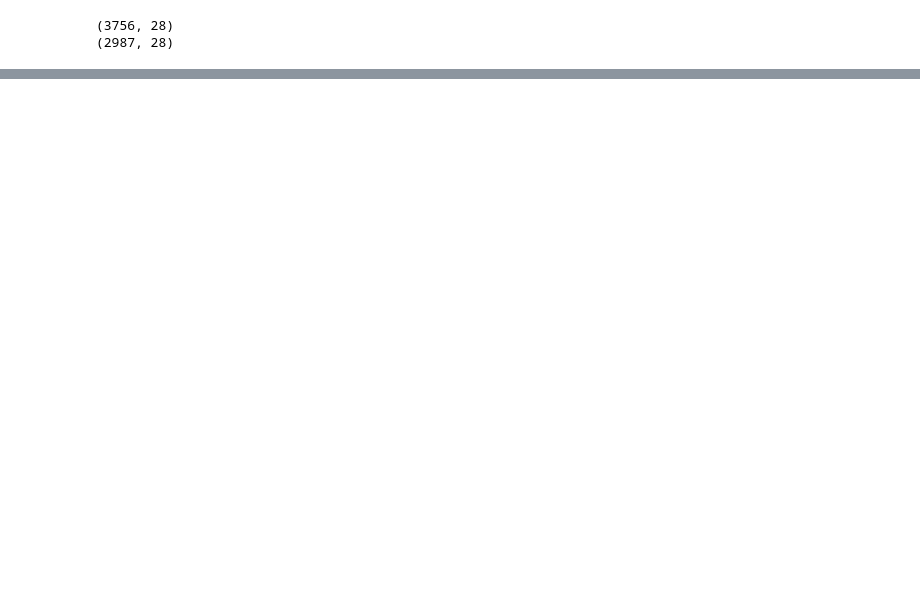
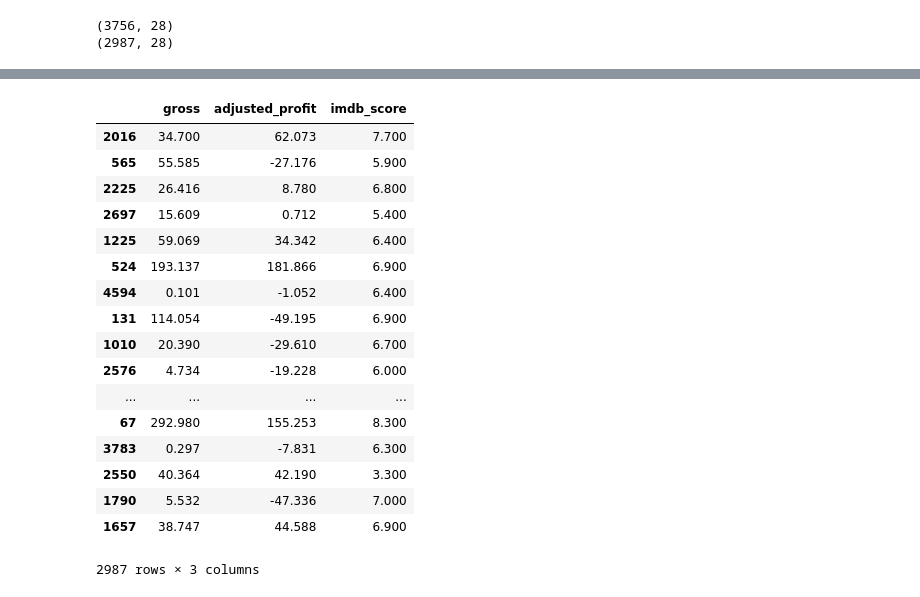
Before and after one commit to shuyangsun/google-ml-crash-course-project, a Jupyter notebook: movie_prediction.ipynb, the cells around one changed output, grey strips where cells are left out. Cells and saved outputs as stored; diff of their text form; code cells hidden in the pictures; blank space fills up the shorter version.

```diff
--- a/movie_prediction.ipynb
+++ b/movie_prediction.ipynb
@@ -108,3 +135,24 @@ validation_targets = imdb_processed_targets.tail(787)
+# %%
+imdb_processed_targets
+# %% [output]
+|  | gross | adjusted_profit | imdb_score |
+| 2016 | 34.700 | 62.073 | 7.700 |
+| 565 | 55.585 | -27.176 | 5.900 |
+| 2225 | 26.416 | 8.780 | 6.800 |
+| 2697 | 15.609 | 0.712 | 5.400 |
+| 1225 | 59.069 | 34.342 | 6.400 |
+| 524 | 193.137 | 181.866 | 6.900 |
+| 4594 | 0.101 | -1.052 | 6.400 |
+| 131 | 114.054 | -49.195 | 6.900 |
+| 1010 | 20.390 | -29.610 | 6.700 |
+| 2576 | 4.734 | -19.228 | 6.000 |
+| ... | ... | ... | ... |
+| 67 | 292.980 | 155.253 | 8.300 |
+| 3783 | 0.297 | -7.831 | 6.300 |
+| 2550 | 40.364 | 42.190 | 3.300 |
+| 1790 | 5.532 | -47.336 | 7.000 |
+| 1657 | 38.747 | 44.588 | 6.900 |
+2987 rows × 3 columns
 # %%
 def train_linear_model(
     target,
```
Also changed, not shown: parts of 4 cells of this notebook.
